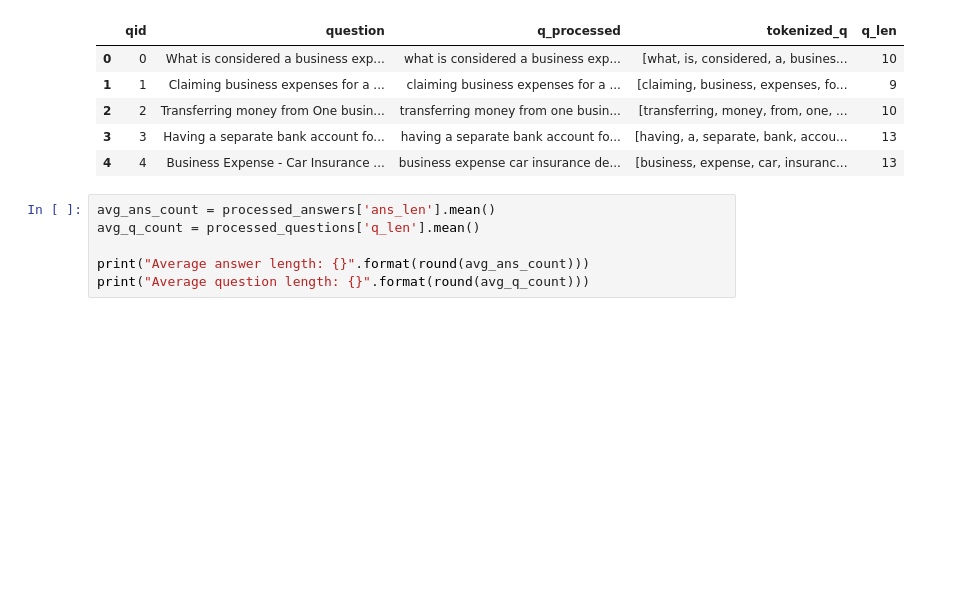
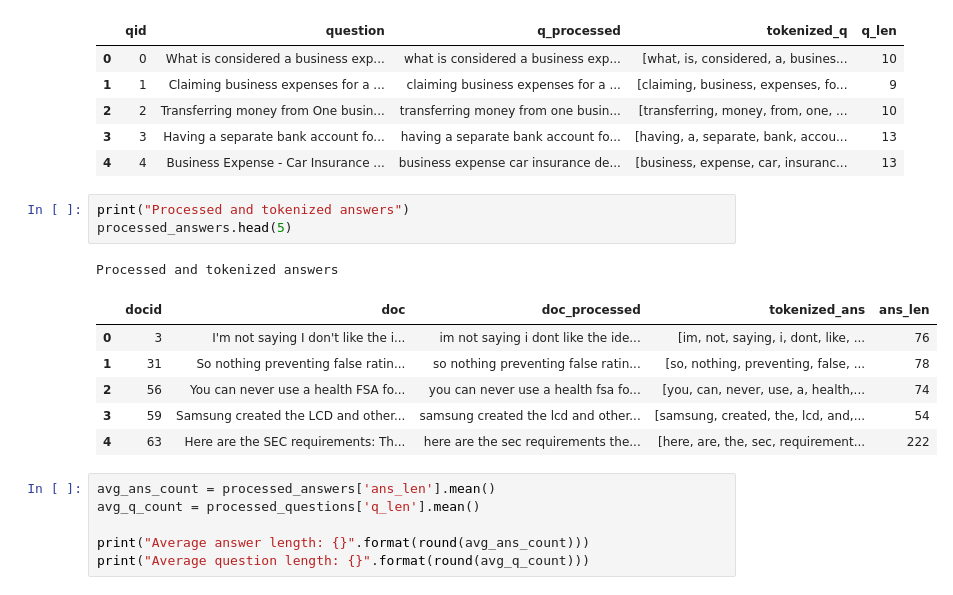
Before and after one commit to yuanbit/FinBERT-QA, a Jupyter notebook: notebooks/prepare_data.ipynb, the cells around one changed output. Drawn from its saved outputs; the diff is of its cells as text; blank space fills up the shorter version.

```diff
--- a/notebooks/prepare_data.ipynb
+++ b/notebooks/prepare_data.ipynb
@@ -206,6 +209,17 @@ Processed and tokenized questions
 | 2 | 2 | Transferring money from One busin... | transferring money from one busin... | [transferring, money, from, one, ... | 10 |
 | 3 | 3 | Having a separate bank account fo... | having a separate bank account fo... | [having, a, separate, bank, accou... | 13 |
 | 4 | 4 | Business Expense - Car Insurance ... | business expense car insurance de... | [business, expense, car, insuranc... | 13 |
+# %%
+print("Processed and tokenized answers")
+processed_answers.head(5)
+# %% [output]
+Processed and tokenized answers
+|  | docid | doc | doc_processed | tokenized_ans | ans_len |
+| 0 | 3 | I'm not saying I don't like the i... | im not saying i dont like the ide... | [im, not, saying, i, dont, like, ... | 76 |
+| 1 | 31 | So nothing preventing false ratin... | so nothing preventing false ratin... | [so, nothing, preventing, false, ... | 78 |
+| 2 | 56 | You can never use a health FSA fo... | you can never use a health fsa fo... | [you, can, never, use, a, health,... | 74 |
+| 3 | 59 | Samsung created the LCD and other... | samsung created the lcd and other... | [samsung, created, the, lcd, and,... | 54 |
+| 4 | 63 | Here are the SEC requirements: Th... | here are the sec requirements the... | [here, are, the, sec, requirement... | 222 |
 # %%
 avg_ans_count = processed_answers['ans_len'].mean()
 avg_q_count = processed_questions['q_len'].mean()
```
Also changed, not shown: parts of 3 cells of this notebook, 9 other files.
